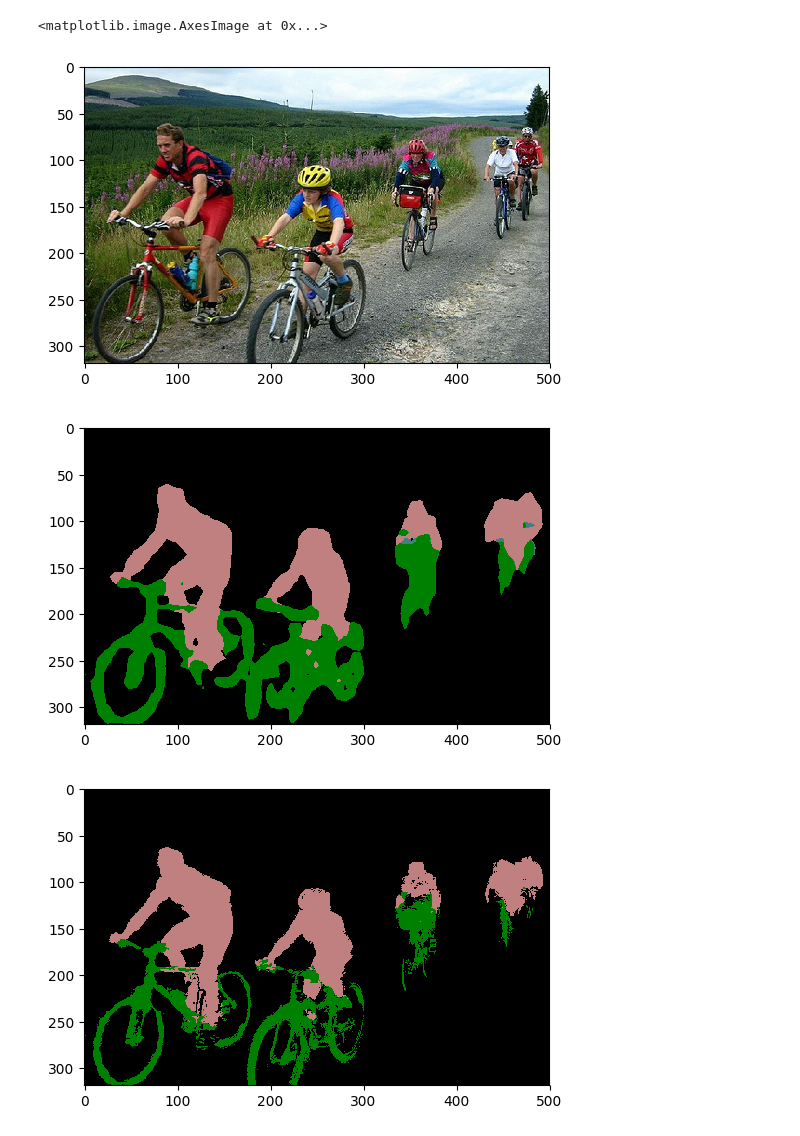
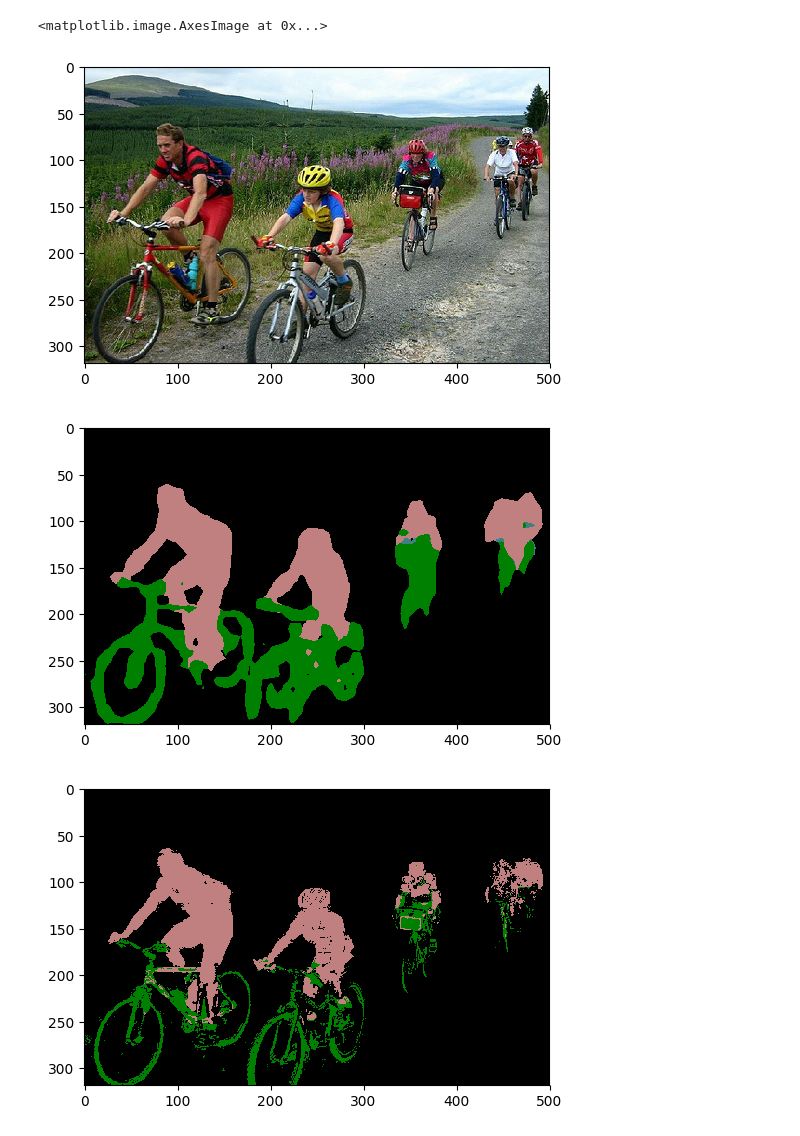
Before and after one commit to sinjax/densecrf_np, a Jupyter notebook: example/gaussian_playground.ipynb, the cells around one changed output. Saved outputs shown, nothing was run; the diff lists cells and outputs as text; code cells hidden in the pictures.

```diff
--- a/example/gaussian_playground.ipynb
+++ b/example/gaussian_playground.ipynb
@@ -9,32 +9,32 @@ from matplotlib import pylab
 # %%
 
 image_source = '../example/image.jpg'
 # These unaries were obtained by running the FCN part of the model https://github.com/sadeepj/crfasrnn_keras
 unary_logits_source = '../example/unary_logits.npy'
 logits = np.load(unary_logits_source)
 
 # Labels before the CRF
 before_crf_labels = util.get_label_image(logits)
 
 img = np.array(Image.open(image_source))
-params = DenseCRFParams(spatial_ker_weight=1, bilateral_ker_weight=5.0)
+params = DenseCRFParams(spatial_ker_weight=0, bilateral_ker_weight=10.0)
 crf = DenseCRF(img, params)
 probs = crf.infer(logits, 5)
 
 # Labels after the CRF
 after_crf_labels = util.get_label_image(probs)
 
 pylab.figure(dpi=100)
 pylab.imshow(img)
 pylab.figure(dpi=100)
 pylab.imshow(before_crf_labels)
 pylab.figure(dpi=100)
 pylab.imshow(after_crf_labels)
 # %% [output]
 <matplotlib.image.AxesImage at 0x...>
 [figure]
 [figure]
-[figure, old version]
+[figure, new version]
 # %%
 embeddings_map = np.random.rand(logits.shape[-1], 16)
 U,s,Vt = np.linalg.svd(embeddings_map,full_matrices=False)
```
Also changed, not shown: parts of 4 cells of this notebook.
